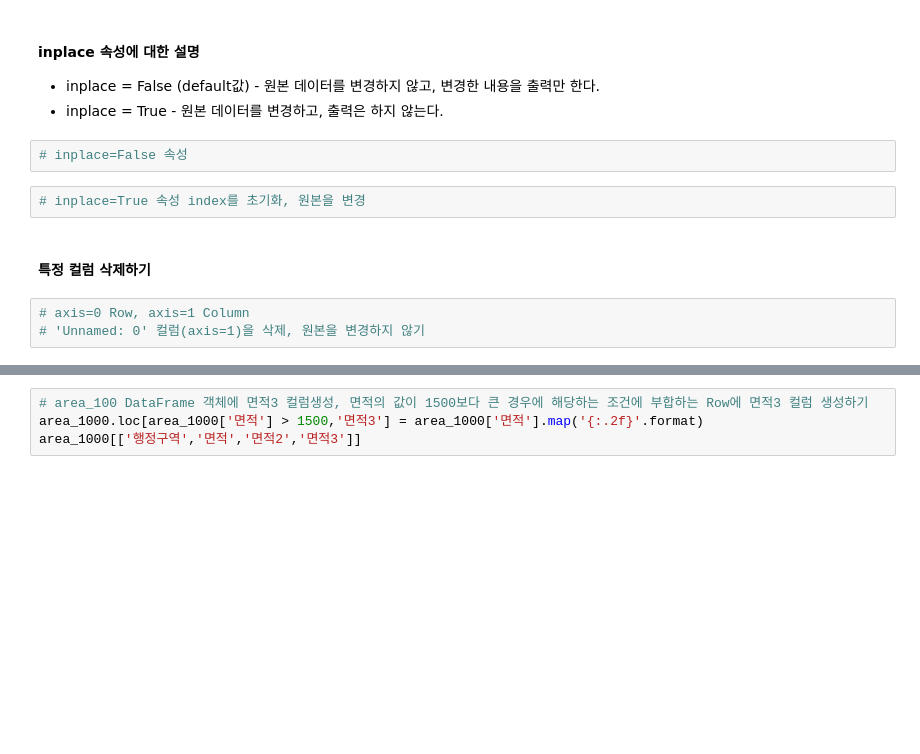
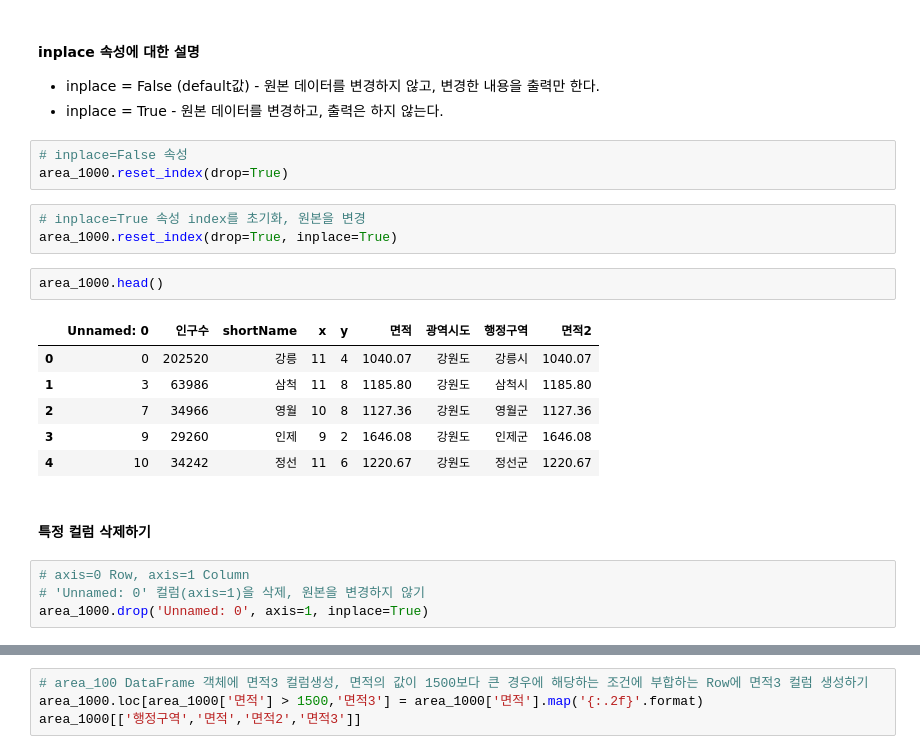
Before and after one commit to mysoyul/Python_WebScraping_Analysis_202511, a Jupyter notebook: 03.행정구역정보_분석과시각화.ipynb, the cells around one changed output, grey strips where cells are left out. Cells and saved outputs as stored; diff of their text form; blank space fills up the shorter version.

```diff
--- a/03.행정구역정보_분석과시각화.ipynb
+++ b/03.행정구역정보_분석과시각화.ipynb
@@ -406,10 +445,22 @@ area_1000['면적2'] = area_1000['면적'].map('{:.2f}'.format)
 * inplace = True - 원본 데이터를 변경하고, 출력은 하지 않는다.
 # %%
 # inplace=False 속성
+area_1000.reset_index(drop=True)
 # %%
 # inplace=True 속성 index를 초기화, 원본을 변경
+area_1000.reset_index(drop=True, inplace=True)
+# %%
+area_1000.head()
+# %% [output]
+|  | Unnamed: 0 | 인구수 | shortName | x | y | 면적 | 광역시도 | 행정구역 | 면적2 |
+| 0 | 0 | 202520 | 강릉 | 11 | 4 | 1040.07 | 강원도 | 강릉시 | 1040.07 |
+| 1 | 3 | 63986 | 삼척 | 11 | 8 | 1185.80 | 강원도 | 삼척시 | 1185.80 |
+| 2 | 7 | 34966 | 영월 | 10 | 8 | 1127.36 | 강원도 | 영월군 | 1127.36 |
+| 3 | 9 | 29260 | 인제 | 9 | 2 | 1646.08 | 강원도 | 인제군 | 1646.08 |
+| 4 | 10 | 34242 | 정선 | 11 | 6 | 1220.67 | 강원도 | 정선군 | 1220.67 |
 # %% [markdown]
 #### 특정 컬럼 삭제하기
 # %%
 # axis=0 Row, axis=1 Column
 # 'Unnamed: 0' 컬럼(axis=1)을 삭제, 원본을 변경하지 않기
+area_1000.drop('Unnamed: 0', axis=1, inplace=True)
```
Also changed, not shown: parts of 8 cells of this notebook, 1 other file.
